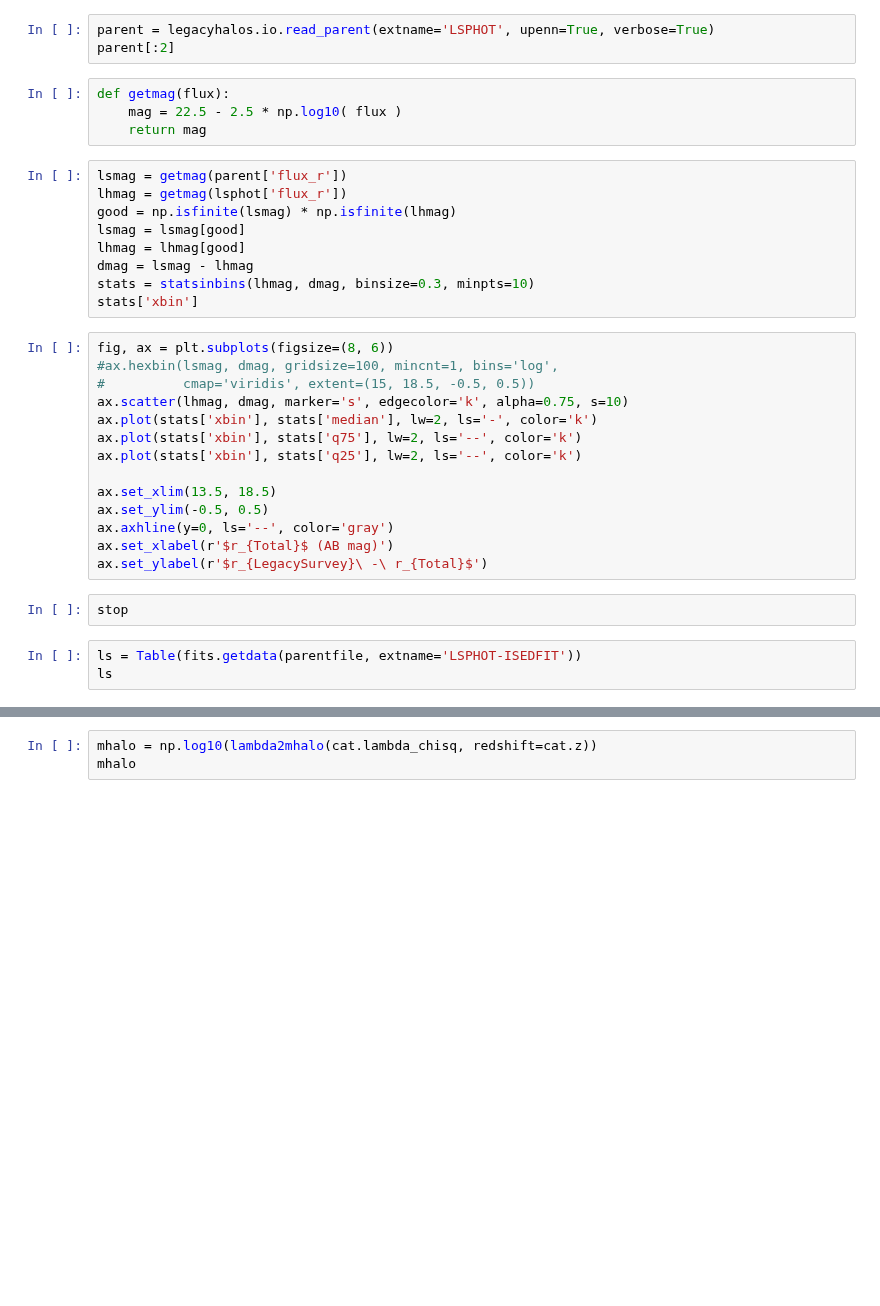
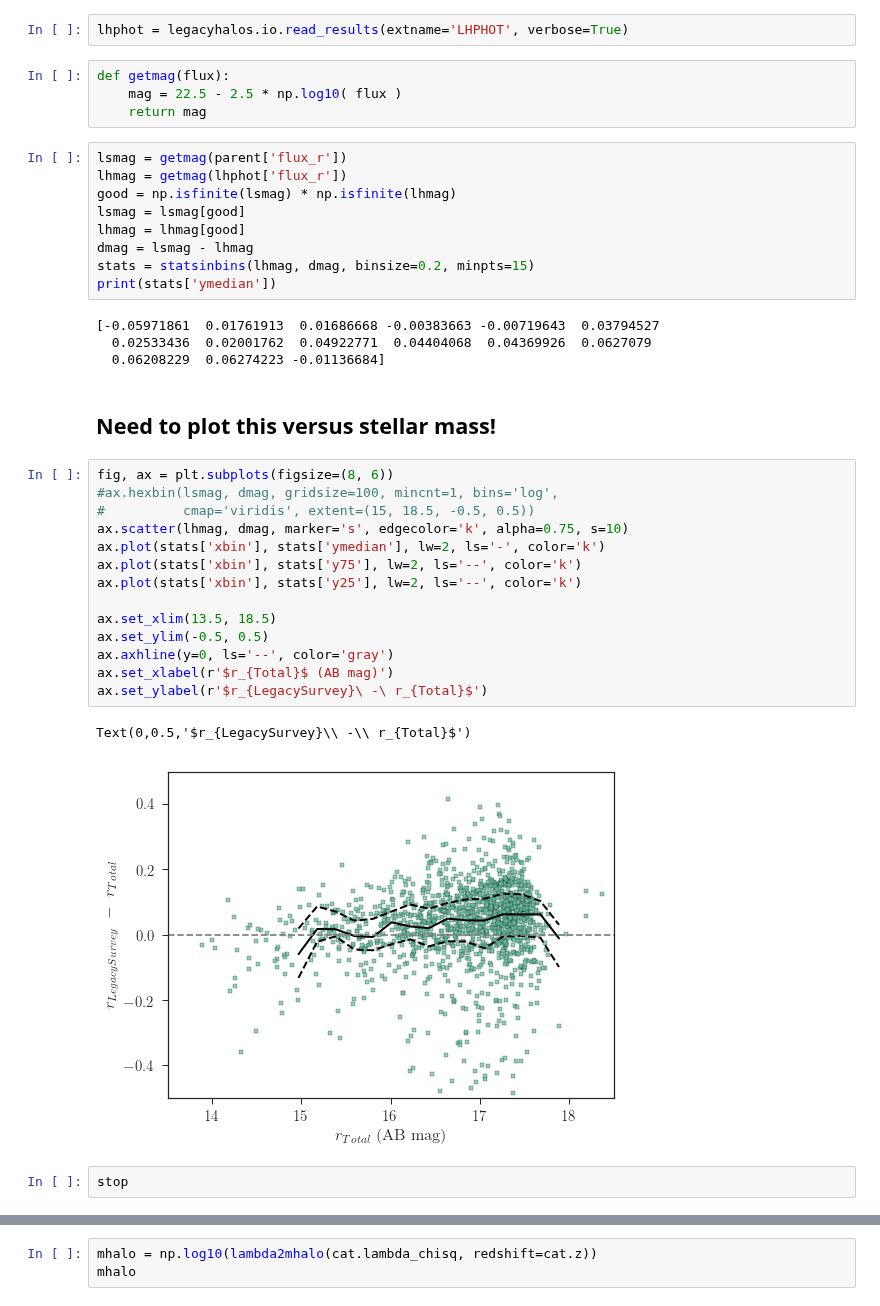
Before and after one commit to moustakas/legacyhalos, a Jupyter notebook: doc/nb/legacyhalos-results.ipynb, the cells around one changed output, grey strips where cells are left out. Saved outputs shown, nothing was run; the diff lists cells and outputs as text; blank space fills up the shorter version.

```diff
--- a/doc/nb/legacyhalos-results.ipynb
+++ b/doc/nb/legacyhalos-results.ipynb
@@ -17,35 +37,40 @@ lsphot[:2]
 # %%
-parent = legacyhalos.io.read_parent(extname='LSPHOT', upenn=True, verbose=True)
-parent[:2]
+lhphot = legacyhalos.io.read_results(extname='LHPHOT', verbose=True)
 # %%
 def getmag(flux):
     mag = 22.5 - 2.5 * np.log10( flux )
     return mag
 # %%
 lsmag = getmag(parent['flux_r'])
-lhmag = getmag(lsphot['flux_r'])
+lhmag = getmag(lhphot['flux_r'])
 good = np.isfinite(lsmag) * np.isfinite(lhmag)
 lsmag = lsmag[good]
 lhmag = lhmag[good]
 dmag = lsmag - lhmag
-stats = statsinbins(lhmag, dmag, binsize=0.3, minpts=10)
-stats['xbin']
+stats = statsinbins(lhmag, dmag, binsize=0.2, minpts=15)
+print(stats['ymedian'])
+# %% [output]
+[-0.05971861  0.01761913  0.01686668 -0.00383663 -0.00719643  0.03794527
+  0.02533436  0.02001762  0.04922771  0.04404068  0.04369926  0.0627079
+  0.06208229  0.06274223 -0.01136684]
+# %% [markdown]
+## Need to plot this versus stellar mass!
 # %%
 fig, ax = plt.subplots(figsize=(8, 6))
 #ax.hexbin(lsmag, dmag, gridsize=100, mincnt=1, bins='log',
 #          cmap='viridis', extent=(15, 18.5, -0.5, 0.5))
 ax.scatter(lhmag, dmag, marker='s', edgecolor='k', alpha=0.75, s=10)
-ax.plot(stats['xbin'], stats['median'], lw=2, ls='-', color='k')
-ax.plot(stats['xbin'], stats['q75'], lw=2, ls='--', color='k')
-ax.plot(stats['xbin'], stats['q25'], lw=2, ls='--', color='k')
+ax.plot(stats['xbin'], stats['ymedian'], lw=2, ls='-', color='k')
+ax.plot(stats['xbin'], stats['y75'], lw=2, ls='--', color='k')
+ax.plot(stats['xbin'], stats['y25'], lw=2, ls='--', color='k')
 
 ax.set_xlim(13.5, 18.5)
 ax.set_ylim(-0.5, 0.5)
 ax.axhline(y=0, ls='--', color='gray')
 ax.set_xlabel(r'$r_{Total}$ (AB mag)')
 ax.set_ylabel(r'$r_{LegacySurvey}\ -\ r_{Total}$')
+# %% [output]
+Text(0,0.5,'$r_{LegacySurvey}\\ -\\ r_{Total}$')
+[figure, added]
 # %%
 stop
-# %%
-ls = Table(fits.getdata(parentfile, extname='LSPHOT-ISEDFIT'))
-ls
```
Also changed, not shown: parts of 8 cells of this notebook, 4 other files.
